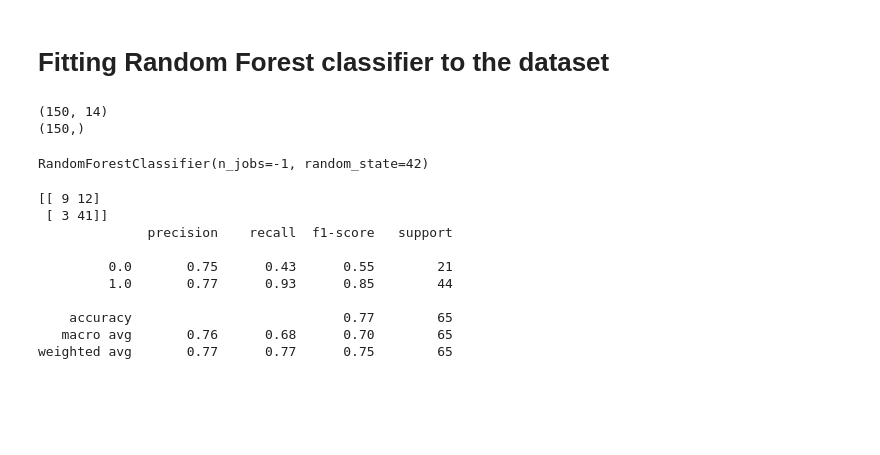
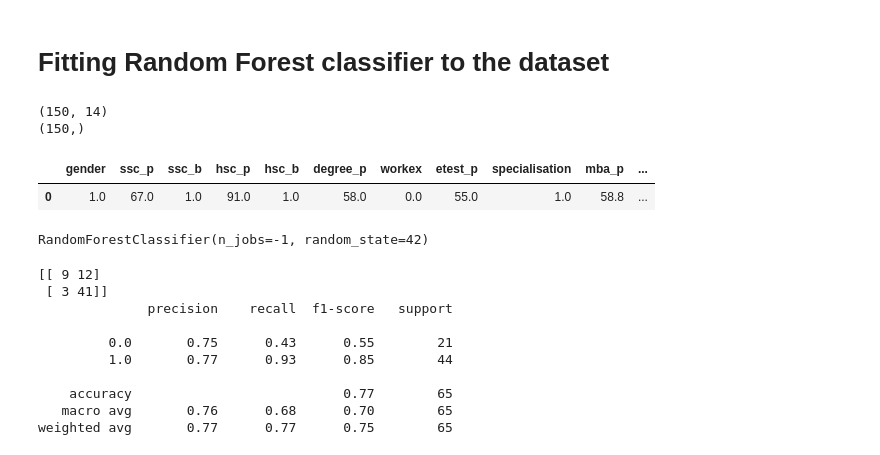
Before and after one commit to Laraib98/Campus_recruitment_analysis_and_prediction, a Jupyter notebook: analysis.ipynb, the cells around one changed output. Saved outputs shown, nothing was run; the diff lists cells and outputs as text; code cells hidden in the pictures; blank space fills up the shorter version.

```diff
--- a/analysis.ipynb
+++ b/analysis.ipynb
@@ -258,9 +259,12 @@ gender_ssc_b_df = ssc_b_gender_df.degree_p.reset_index()
 fig = px.bar(gender_ssc_b_df, gender_ssc_b_df.ssc_b, ['M','F'])
 fig.update_layout(title='Gender Distribution(By Board of Secondary Education)', title_x=0.5)
 fig.show()
+# %%
+from sklearn.preprocessing import LabelEncoder
+df['status'] = LabelEncoder().fit_transform(df['status'])
 # %%
 categorical_cols = ['gender', 'hsc_b', 'ssc_b', 'workex', 'specialisation', 'status', 'hsc_s', 'degree_t']
-binary_cols = ['gender', 'hsc_b', 'ssc_b', 'workex', 'specialisation', 'status']
+binary_cols = ['gender', 'hsc_b', 'ssc_b', 'workex', 'specialisation']
 ordinal_enc = OrdinalEncoder()
 df[binary_cols]= ordinal_enc.fit_transform(df[binary_cols])
 df[categorical_col]
@@ -317,6 +321,11 @@ print(train_y.shape)
 # %% [output]
 (150, 14)
 (150,)
+# %%
+x.head(1)
+# %% [output]
+|  | gender | ssc_p | ssc_b | hsc_p | hsc_b | degree_p | workex | etest_p | specialisation | mba_p | ... |
+| 0 | 1.0 | 67.0 | 1.0 | 91.0 | 1.0 | 58.0 | 0.0 | 55.0 | 1.0 | 58.8 | ... |
 # %%
 clf = RandomForestClassifier(100, n_jobs=-1, random_state=42)
 clf.fit(train_x,train_y)
```
Also changed, not shown: parts of 14 cells of this notebook, 2 other files.
